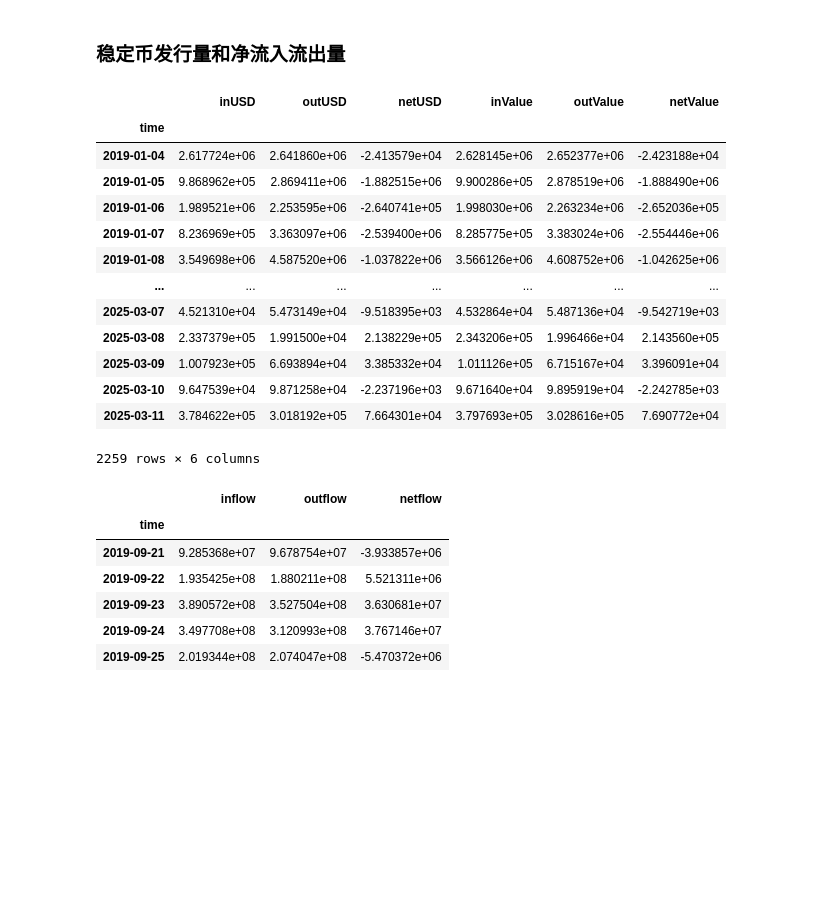
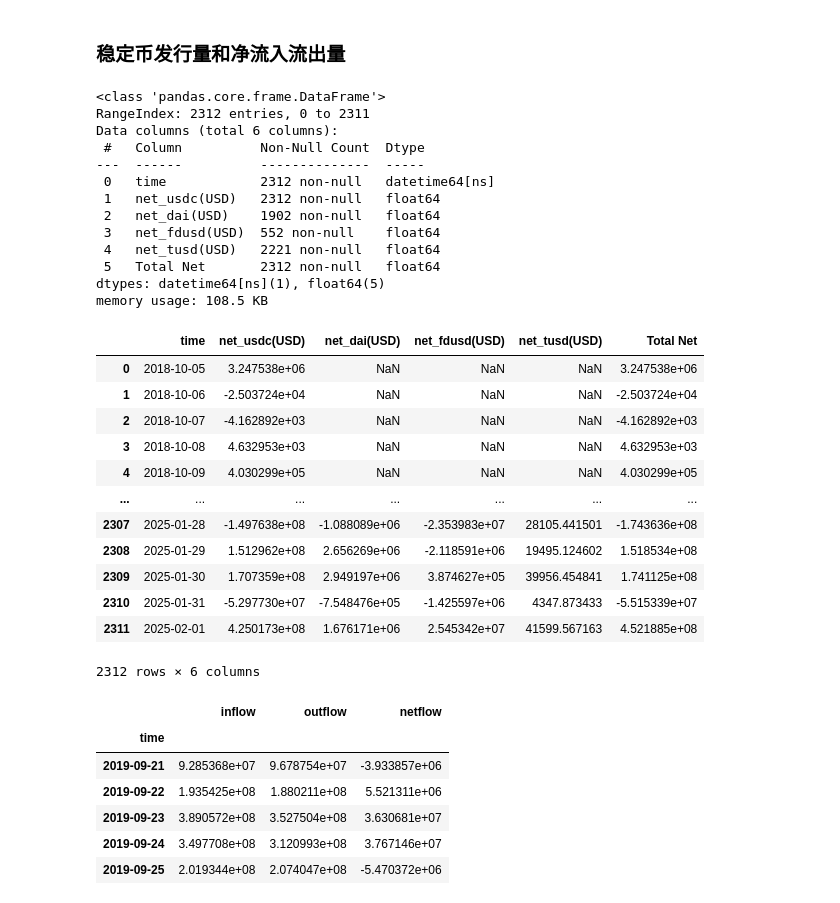
Before and after one commit to looikaizhi/PKUB, a Jupyter notebook: analysis.ipynb, the cells around one changed output. Drawn from its saved outputs; the diff is of its cells as text; code cells hidden in the pictures; blank space fills up the shorter version.

```diff
--- a/analysis.ipynb
+++ b/analysis.ipynb
@@ -246,25 +366,0 @@ df
-# %%
-# https://gw.sosovalue.com/data/s-chart-config-do/findByName
-# https://sosovalue.com/zh/assets/etf/Total_Crypto_Spot_ETF_Fund_Flow?page=usBTC
-
-with open('./unprocessedFile/cryptoETF.json', 'r', encoding='utf-8') as f:
-    data = json.load(f)
-
-target_names = ["Etf_btc_Fund_flow", "Etf_btc_Total_Net_Assets_Value", "Etf_us_eth_Fund_flow", "Etf_us_eth_Total_Net_Assets_Value"]
-
-dfs = []
-
-for indicator in data['indicatorDataList']:
-    if indicator['name'] in target_names:
-        raw_data = json.loads(indicator['data'])
-        df = pd.DataFrame(raw_data, columns=['timestamp', indicator['name']])
-        df['timestamp'] = pd.to_datetime(df['timestamp'], unit='ms')
-        df[indicator['name']] = pd.to_numeric(df[indicator['name']], errors='coerce')
-        df.set_index('timestamp', inplace=True)
-        dfs.append(df)
-
-df_result = pd.concat(dfs, axis=1)
-df_result = df_result.fillna(0)
-df_result.columns = ['BTC ETF净流入流出','BTC ETF 总净资产价值','ETH ETF净流入流出','ETH ETF 总净资产价值']
-print(df_result.head())
-df_result.to_csv("crypto_ETF_Data.csv")
@@ -452,42 +617,64 @@ df_BTC_Netflow
 # %%
 # USDC, DAI, FDUSD, TUSD
 # https://intel.arkm.com/dashboards/view?dashboardID=3c55c261-2e87-43c3-9748-3fbc95603b97
 
 with open('./unprocessedFile/stablecoin_exchange_flow.json', 'r', encoding='utf-8') as f:
     data = json.load(f)
 
 def stablecoin_netflow(token_name:str):
 
     df = pd.DataFrame(data[token_name])
     df = df[(df['inUSD']>0) | (df['outUSD']>0)]
     df = df.sort_values('time', ascending=True).reset_index(drop=True)
     df['netUSD'] = df['inUSD'] - df['outUSD']
     df['netValue'] = df['inValue'] - df['outValue']
     df['time'] = pd.to_datetime(df['time']).dt.tz_localize(None)
     df = df[['time','inUSD','outUSD','netUSD','inValue','outValue','netValue']]
-    df.set_index('time', inplace=True)
+    df.rename(columns={'netUSD': f'net_{token_name}(USD)'}, inplace=True)
     return df
 
 df_usdc = stablecoin_netflow('usdc')
 df_dai = stablecoin_netflow('dai')
 df_fdusd = stablecoin_netflow('fdusd')
 df_tusd = stablecoin_netflow('tusd')
-df_tusd
+
+df = pd.merge(df_usdc[['time','net_usdc(USD)']], df_dai[['time','net_dai(USD)']], on='time', how='outer')
+df = pd.merge(df, df_fdusd[['time','net_fdusd(USD)']], on='time', how='outer')
+df = pd.merge(df, df_tusd[['time','net_tusd(USD)']], on='time', how='outer')
+
+full_date_range = pd.date_range(start='2018-10-5', end=end_time, freq='D')
+df_full = pd.DataFrame({'time': full_date_range})
+df = pd.merge(df_full, df, on='time', how='left')
+df['Total Net'] = df.drop(columns=['time']).sum(axis=1,skipna=True)
+df.info()
+df
 # %% [output]
+<class 'pandas.core.frame.DataFrame'>
+RangeIndex: 2312 entries, 0 to 2311
+Data columns (total 6 columns):
+ #   Column          Non-Null Count  Dtype
+---  ------          --------------  -----
+ 0   time            2312 non-null   datetime64[ns]
+ 1   net_usdc(USD)   2312 non-null   float64
+ 2   net_dai(USD)    1902 non-null   float64
+ 3   net_fdusd(USD)  552 non-null    float64
+ 4   net_tusd(USD)   2221 non-null   float64
+ 5   Total Net       2312 non-null   float64
+dtypes: datetime64[ns](1), float64(5)
+memory usage: 108.5 KB
-|  | inUSD | outUSD | netUSD | inValue | outValue | netValue |
-| time |  |  |  |  |  |  |
-| 2019-01-04 | 2.617724e+06 | 2.641860e+06 | -2.413579e+04 | 2.628145e+06 | 2.652377e+06 | -2.423188e+04 |
-| 2019-01-05 | 9.868962e+05 | 2.869411e+06 | -1.882515e+06 | 9.900286e+05 | 2.878519e+06 | -1.888490e+06 |
-| 2019-01-06 | 1.989521e+06 | 2.253595e+06 | -2.640741e+05 | 1.998030e+06 | 2.263234e+06 | -2.652036e+05 |
-| 2019-01-07 | 8.236969e+05 | 3.363097e+06 | -2.539400e+06 | 8.285775e+05 | 3.383024e+06 | -2.554446e+06 |
-| 2019-01-08 | 3.549698e+06 | 4.587520e+06 | -1.037822e+06 | 3.566126e+06 | 4.608752e+06 | -1.042625e+06 |
+|  | time | net_usdc(USD) | net_dai(USD) | net_fdusd(USD) | net_tusd(USD) | Total Net |
+| 0 | 2018-10-05 | 3.247538e+06 | NaN | NaN | NaN | 3.247538e+06 |
+| 1 | 2018-10-06 | -2.503724e+04 | NaN | NaN | NaN | -2.503724e+04 |
+| 2 | 2018-10-07 | -4.162892e+03 | NaN | NaN | NaN | -4.162892e+03 |
+| 3 | 2018-10-08 | 4.632953e+03 | NaN | NaN | NaN | 4.632953e+03 |
+| 4 | 2018-10-09 | 4.030299e+05 | NaN | NaN | NaN | 4.030299e+05 |
 | ... | ... | ... | ... | ... | ... | ... |
-| 2025-03-07 | 4.521310e+04 | 5.473149e+04 | -9.518395e+03 | 4.532864e+04 | 5.487136e+04 | -9.542719e+03 |
-| 2025-03-08 | 2.337379e+05 | 1.991500e+04 | 2.138229e+05 | 2.343206e+05 | 1.996466e+04 | 2.143560e+05 |
-| 2025-03-09 | 1.007923e+05 | 6.693894e+04 | 3.385332e+04 | 1.011126e+05 | 6.715167e+04 | 3.396091e+04 |
-| 2025-03-10 | 9.647539e+04 | 9.871258e+04 | -2.237196e+03 | 9.671640e+04 | 9.895919e+04 | -2.242785e+03 |
-| 2025-03-11 | 3.784622e+05 | 3.018192e+05 | 7.664301e+04 | 3.797693e+05 | 3.028616e+05 | 7.690772e+04 |
+| 2307 | 2025-01-28 | -1.497638e+08 | -1.088089e+06 | -2.353983e+07 | 28105.441501 | -1.743636e+08 |
+| 2308 | 2025-01-29 | 1.512962e+08 | 2.656269e+06 | -2.118591e+06 | 19495.124602 | 1.518534e+08 |
+| 2309 | 2025-01-30 | 1.707359e+08 | 2.949197e+06 | 3.874627e+05 | 39956.454841 | 1.741125e+08 |
+| 2310 | 2025-01-31 | -5.297730e+07 | -7.548476e+05 | -1.425597e+06 | 4347.873433 | -5.515339e+07 |
+| 2311 | 2025-02-01 | 4.250173e+08 | 1.676171e+06 | 2.545342e+07 | 41599.567163 | 4.521885e+08 |
-2259 rows × 6 columns
+2312 rows × 6 columns
 # %%
 # All stablecoin's netflow in crypto market
 # IntoTheBlock
```
Also changed, not shown: parts of 18 cells of this notebook, 10 other files.
